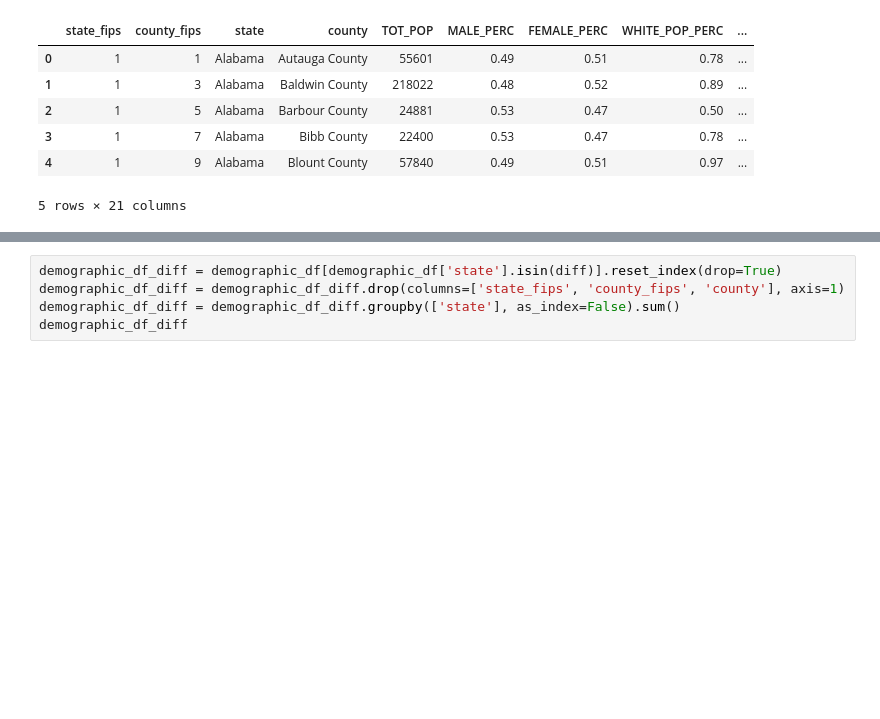
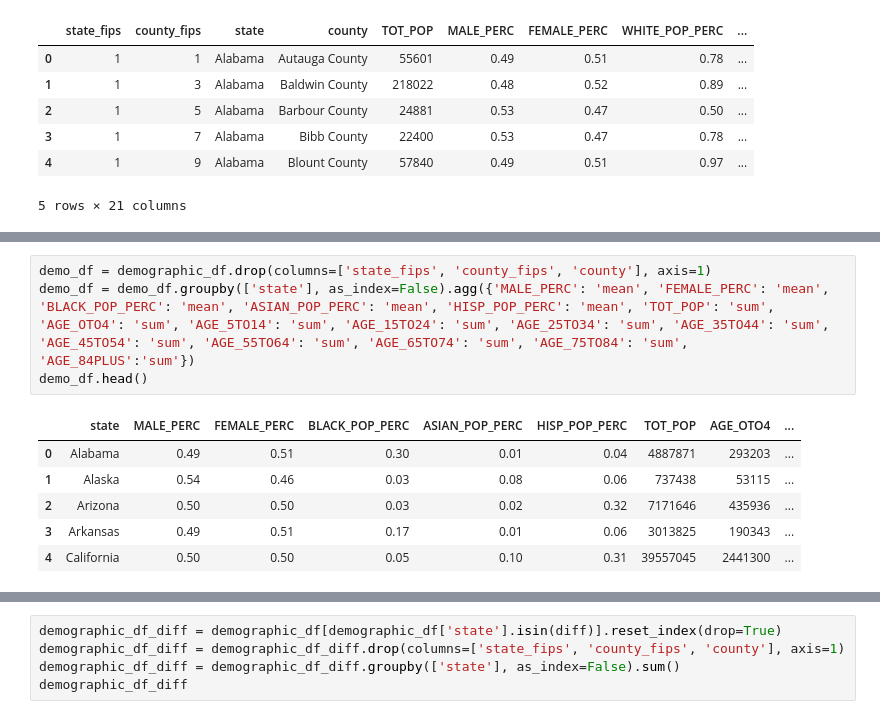
Before and after one commit to modi975/ibm-capstone-project, a Jupyter notebook: usa-analysis.ipynb, the cells around one changed output, grey strips where cells are left out. Cells and saved outputs as stored; diff of their text form; blank space fills up the shorter version.

```diff
--- a/usa-analysis.ipynb
+++ b/usa-analysis.ipynb
@@ -189,0 +204,11 @@ demographic_df.head()
+# %%
+demo_df = demographic_df.drop(columns=['state_fips', 'county_fips', 'county'], axis=1)
+demo_df = demo_df.groupby(['state'], as_index=False).agg({'MALE_PERC': 'mean', 'FEMALE_PERC': 'mean', 'BLACK_POP_PERC': 'mean', 'ASIAN_POP_PERC': 'mean', 'HISP_POP_PERC': 'mean', 'TOT_POP': 'sum', 'AGE_OTO4': 'sum', 'AGE_5TO14': 'sum', 'AGE_15TO24': 'sum', 'AGE_25TO34': 'sum', 'AGE_35TO44': 'sum', 'AGE_45TO54': 'sum', 'AGE_55TO64': 'sum', 'AGE_65TO74': 'sum', 'AGE_75TO84': 'sum', 'AGE_84PLUS':'sum'})
+demo_df.head()
+# %% [output]
+|  | state | MALE_PERC | FEMALE_PERC | BLACK_POP_PERC | ASIAN_POP_PERC | HISP_POP_PERC | TOT_POP | AGE_OTO4 | ... |
+| 0 | Alabama | 0.49 | 0.51 | 0.30 | 0.01 | 0.04 | 4887871 | 293203 | ... |
+| 1 | Alaska | 0.54 | 0.46 | 0.03 | 0.08 | 0.06 | 737438 | 53115 | ... |
+| 2 | Arizona | 0.50 | 0.50 | 0.03 | 0.02 | 0.32 | 7171646 | 435936 | ... |
+| 3 | Arkansas | 0.49 | 0.51 | 0.17 | 0.01 | 0.06 | 3013825 | 190343 | ... |
+| 4 | California | 0.50 | 0.50 | 0.05 | 0.10 | 0.31 | 39557045 | 2441300 | ... |
```
Also changed, not shown: parts of 11 cells of this notebook.
